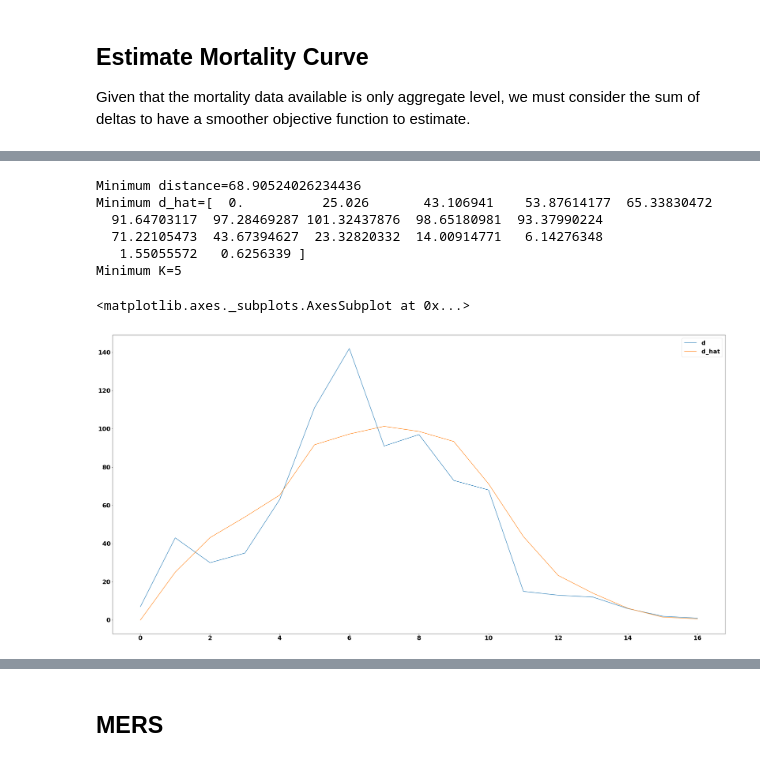
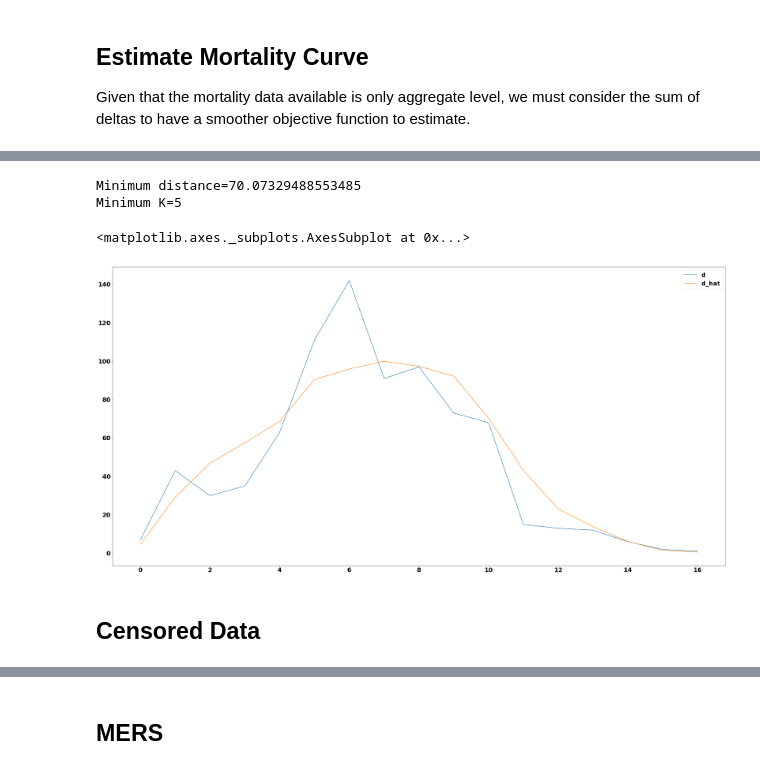
Before and after one commit to Thopiax/pydemic, a Jupyter notebook: analysis.ipynb, the cells around one changed output, grey strips where cells are left out. Cells and saved outputs as stored; diff of their text form; code cells hidden in the pictures.

```diff
--- a/analysis.ipynb
+++ b/analysis.ipynb
@@ -25,5 +25,6 @@ plt.rcParams['axes.labelsize'] = 24
 
 The dataset on the 2003 SARS outbreak was found on Kaggle and based on WHO reports during the crisis.
 # %%
-sars_ts = pd.read_excel('data/SARS.xlsx', usecols=list(range(4)), parse_dates=[1]).set_index('Date', drop=True)
+# sars_ts = pd.read_excel('data/time_series/SARS.xlsx', usecols=list(range(4)), parse_dates=[1]).set_index('Date', drop=True).rename({"Mortality": "Dead"}, axis=1)
+sars_ts = pd.read_csv('data/time_series/SARS.csv', header=0)
 # %% [markdown]
@@ -34,7 +35,7 @@ First, we must calculate the survival rate $S_{SARS}$ from our data. A value of
 def calculate_survival_rate(ts, dead_col='Dead', infected_col='Infected'):
     return 1 - ts.iloc[-1][dead_col] / ts.iloc[-1][infected_col]
 # %%
-S_sars = calculate_survival_rate(sars_ts, dead_col='Mortality')
+S_sars = calculate_survival_rate(sars_ts)
 S_sars
 # %% [output]
 0.9036387341472087
@@ -75,17 +126,18 @@ def estimate_death_curve(X, d, S):
 
     return pd.DataFrame.from_dict({"d": d, "d_hat": minimum_d_hat})
 # %%
-estimate_death_curve(
+death_curve = estimate_death_curve(
     smooth_sars_ts['Infected'].values,
-    smooth_sars_ts['Mortality'].values,
+    smooth_sars_ts['Dead'].values,
     S_sars
-).plot()
+)
 # %% [output]
-Minimum distance=68.90524026234436
-Minimum d_hat=[  0.          25.026       43.106941    53.87614177  65.33830472
-  91.64703117  97.28469287 101.32437876  98.65180981  93.37990224
-  71.22105473  43.67394627  23.32820332  14.00914771   6.14276348
-   1.55055572   0.6256339 ]
+Minimum distance=70.07329488553485
 Minimum K=5
-<matplotlib.axes._subplots.AxesSubplot at 0x...>
-[figure, removed]
+# %%
+death_curve.plot()
+# %% [output]
+<matplotlib.axes._subplots.AxesSubplot at 0x...>
+[figure, added]
+# %% [markdown]
+## Censored Data
```
Also changed, not shown: parts of 28 cells of this notebook, 11 other files.
